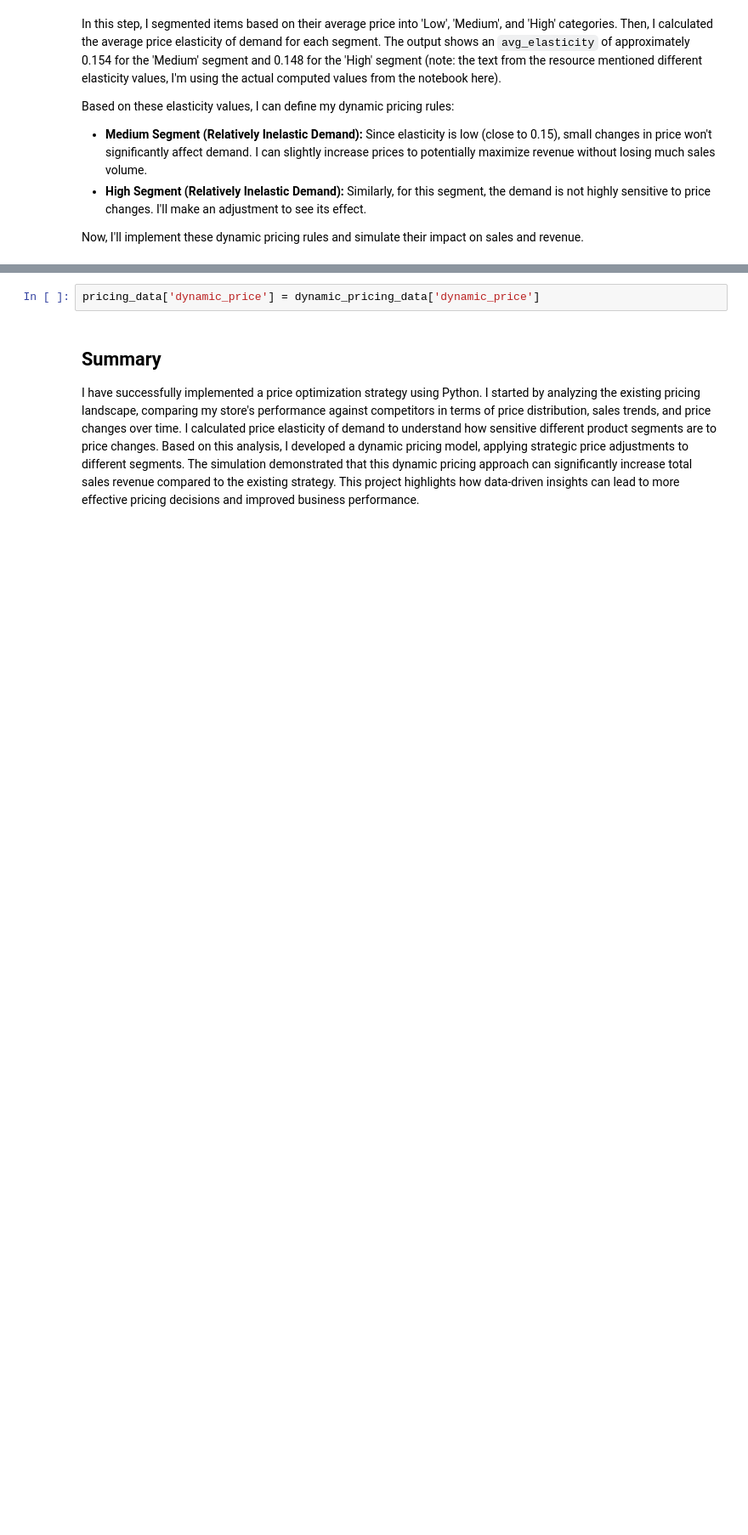
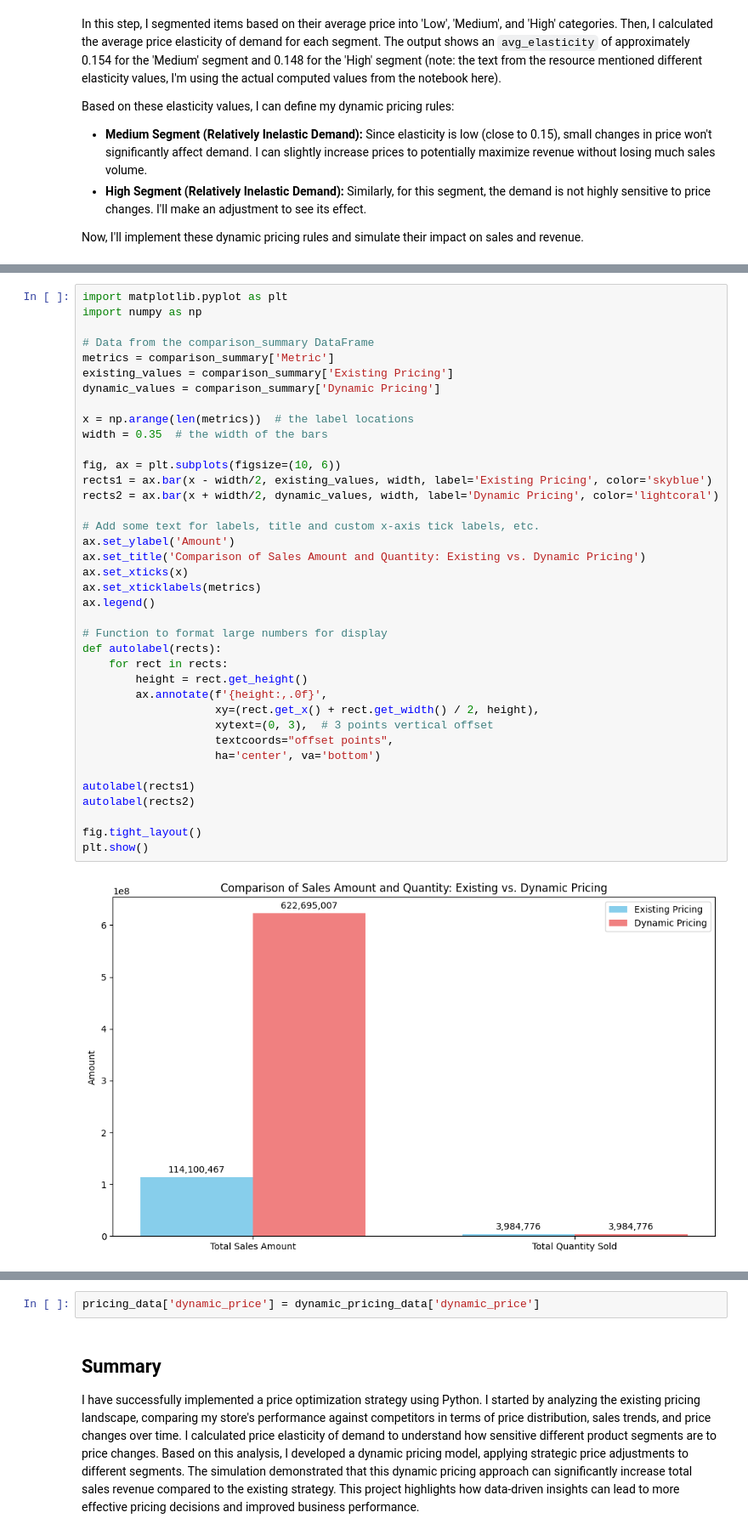
Before and after one commit to archit-biswas/Price-Optimization, a Jupyter notebook: price_optimization.ipynb, the cells around one changed output, grey strips where cells are left out. Shown at 85% size. Drawn from its saved outputs; the diff is of its cells as text; blank space fills up the shorter version.

```diff
--- a/price_optimization.ipynb
+++ b/price_optimization.ipynb
@@ -324 +328,41 @@ print(comparison_summary)
+# %%
+import matplotlib.pyplot as plt
+import numpy as np
+
+# Data from the comparison_summary DataFrame
+metrics = comparison_summary['Metric']
+existing_values = comparison_summary['Existing Pricing']
+dynamic_values = comparison_summary['Dynamic Pricing']
+
+x = np.arange(len(metrics))  # the label locations
+width = 0.35  # the width of the bars
+
+fig, ax = plt.subplots(figsize=(10, 6))
+rects1 = ax.bar(x - width/2, existing_values, width, label='Existing Pricing', color='skyblue')
+rects2 = ax.bar(x + width/2, dynamic_values, width, label='Dynamic Pricing', color='lightcoral')
+
+# Add some text for labels, title and custom x-axis tick labels, etc.
+ax.set_ylabel('Amount')
+ax.set_title('Comparison of Sales Amount and Quantity: Existing vs. Dynamic Pricing')
+ax.set_xticks(x)
+ax.set_xticklabels(metrics)
+ax.legend()
+
+# Function to format large numbers for display
+def autolabel(rects):
+    for rect in rects:
+        height = rect.get_height()
+        ax.annotate(f'{height:,.0f}',
+                    xy=(rect.get_x() + rect.get_width() / 2, height),
+                    xytext=(0, 3),  # 3 points vertical offset
+                    textcoords="offset points",
+                    ha='center', va='bottom')
+
+autolabel(rects1)
+autolabel(rects2)
+
+fig.tight_layout()
+plt.show()
+# %% [output]
+[figure, added]
 # %% [markdown]
```
Also changed, not shown: parts of 7 cells of this notebook.
